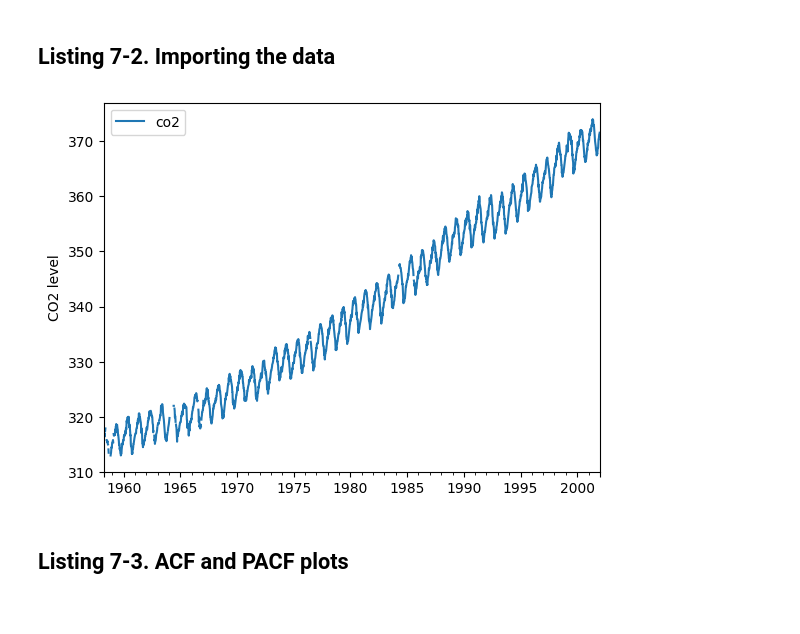
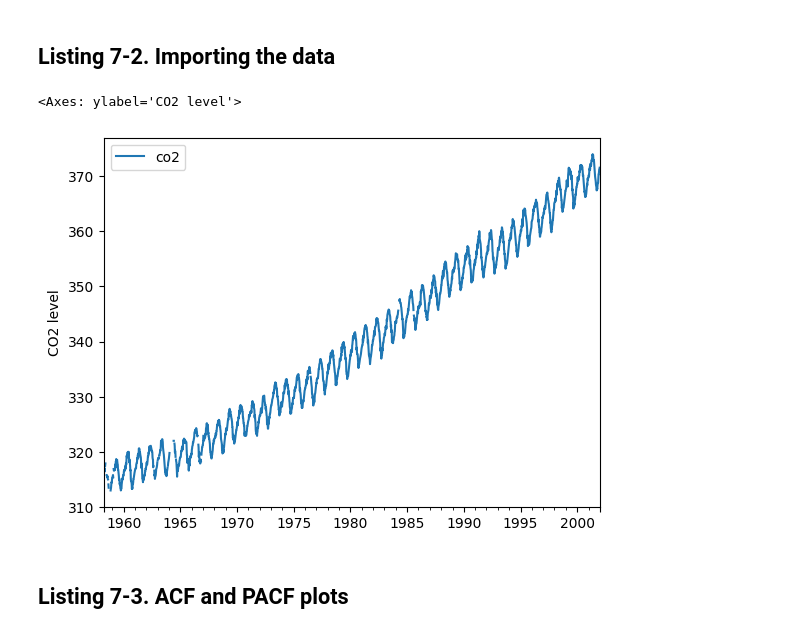
Before and after one commit to abdallahheidar/Advanced-Forecasting-with-Python-2nd-ed-2026, a Jupyter notebook: chapter_07/Chapter 07 - The ARIMA Model.ipynb, the cells around one changed output. Cells and saved outputs as stored; diff of their text form; code cells hidden in the pictures.

```diff
--- a/chapter_07/Chapter 07 - The ARIMA Model.ipynb
+++ b/chapter_07/Chapter 07 - The ARIMA Model.ipynb
@@ -16,13 +17,11 @@ data.head()
 | 1958-04-26 | 316.4 |
 # %% [markdown]
 ## Listing 7-2. Importing the data
-# %%
-import matplotlib.pyplot as plt
-ax = data.plot()
-ax.set_ylabel('CO2 level')
-plt.show()
-# %% [output]
-[figure, removed]
+# %%
+data.plot(ylabel="CO2 level")
+# %% [output]
+<Axes: ylabel='CO2 level'>
+[figure, added]
 # %% [markdown]
 ## Listing 7-3. ACF and PACF plots
 # %%
```
Also changed, not shown: parts of 5 cells of this notebook, 1 other file.
